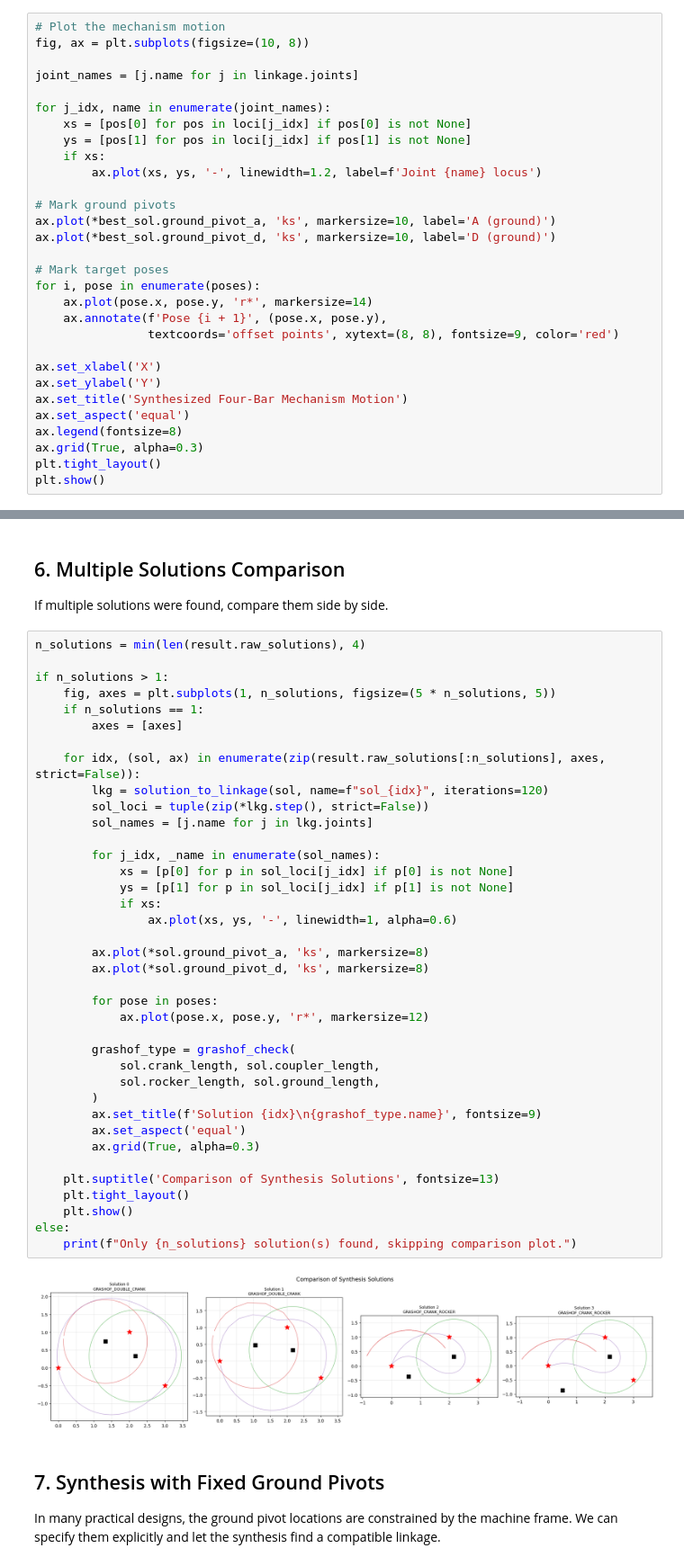
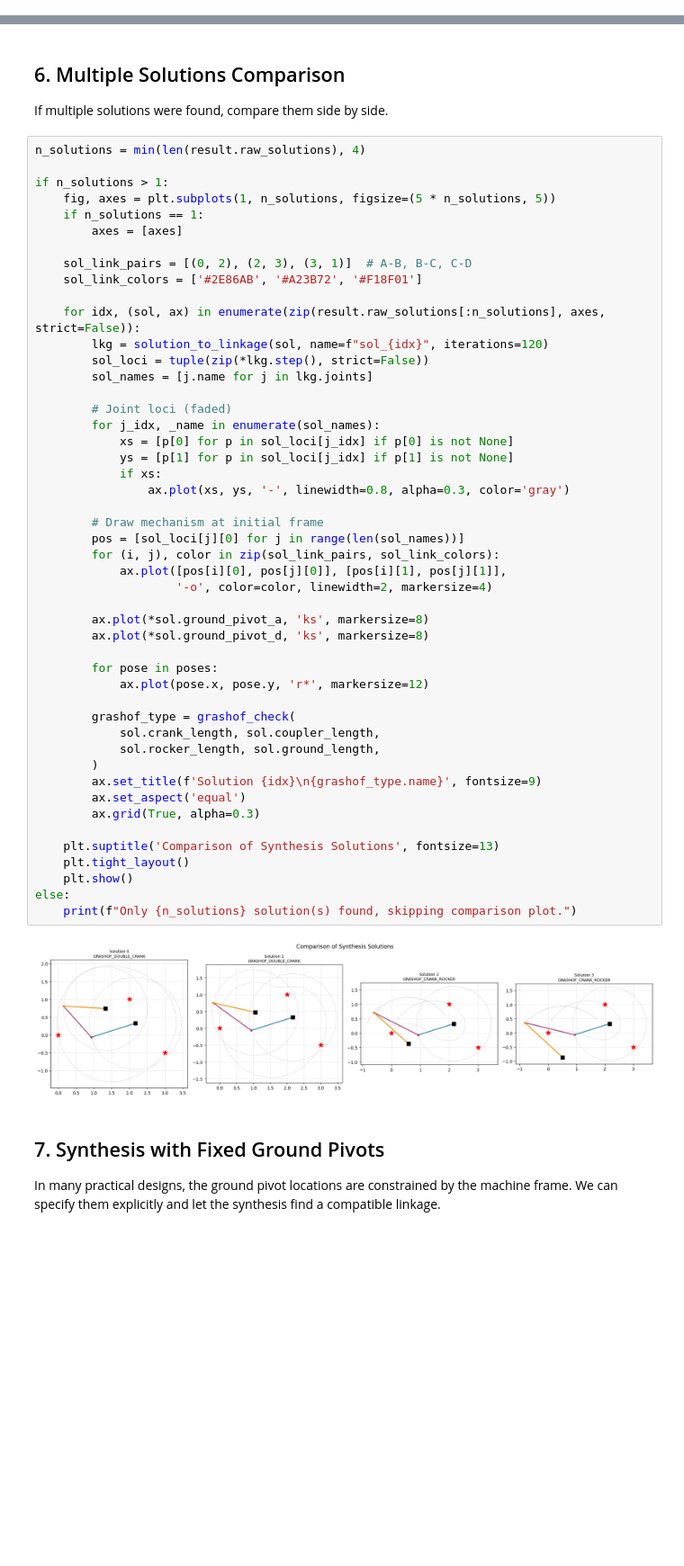
Before and after one commit to HugoFara/pylinkage, a Jupyter notebook: docs/notebooks/07_motion_generation.ipynb, the cells around one changed output, grey strips where cells are left out. Shown at 90% size. Drawn from its saved outputs; the diff is of its cells as text; blank space fills up the shorter version.

```diff
--- a/docs/notebooks/07_motion_generation.ipynb
+++ b/docs/notebooks/07_motion_generation.ipynb
@@ -171,33 +210,3 @@ loci = tuple(zip(*linkage.step(), strict=False))
 print(f"Simulated {len(loci[0])} steps, tracking {len(loci)} joints")
 # %% [output]
 Simulated 120 steps, tracking 5 joints
-# %%
-# Plot the mechanism motion
-fig, ax = plt.subplots(figsize=(10, 8))
-
-joint_names = [j.name for j in linkage.joints]
-
-for j_idx, name in enumerate(joint_names):
-    xs = [pos[0] for pos in loci[j_idx] if pos[0] is not None]
-    ys = [pos[1] for pos in loci[j_idx] if pos[1] is not None]
-    if xs:
-        ax.plot(xs, ys, '-', linewidth=1.2, label=f'Joint {name} locus')
-
-# Mark ground pivots
-ax.plot(*best_sol.ground_pivot_a, 'ks', markersize=10, label='A (ground)')
-ax.plot(*best_sol.ground_pivot_d, 'ks', markersize=10, label='D (ground)')
-
-# Mark target poses
-for i, pose in enumerate(poses):
-    ax.plot(pose.x, pose.y, 'r*', markersize=14)
-    ax.annotate(f'Pose {i + 1}', (pose.x, pose.y),
-                textcoords='offset points', xytext=(8, 8), fontsize=9, color='red')
-
-ax.set_xlabel('X')
-ax.set_ylabel('Y')
-ax.set_title('Synthesized Four-Bar Mechanism Motion')
-ax.set_aspect('equal')
-ax.legend(fontsize=8)
-ax.grid(True, alpha=0.3)
-plt.tight_layout()
-plt.show()
@@ -376,38 +440,48 @@ if n_solutions > 1:
     if n_solutions == 1:
         axes = [axes]
 
+    sol_link_pairs = [(0, 2), (2, 3), (3, 1)]  # A-B, B-C, C-D
+    sol_link_colors = ['#2E86AB', '#A23B72', '#F18F01']
+
     for idx, (sol, ax) in enumerate(zip(result.raw_solutions[:n_solutions], axes, strict=False)):
         lkg = solution_to_linkage(sol, name=f"sol_{idx}", iterations=120)
         sol_loci = tuple(zip(*lkg.step(), strict=False))
         sol_names = [j.name for j in lkg.joints]
 
+        # Joint loci (faded)
         for j_idx, _name in enumerate(sol_names):
             xs = [p[0] for p in sol_loci[j_idx] if p[0] is not None]
             ys = [p[1] for p in sol_loci[j_idx] if p[1] is not None]
             if xs:
-                ax.plot(xs, ys, '-', linewidth=1, alpha=0.6)
+                ax.plot(xs, ys, '-', linewidth=0.8, alpha=0.3, color='gray')
+
+        # Draw mechanism at initial frame
+        pos = [sol_loci[j][0] for j in range(len(sol_names))]
+        for (i, j), color in zip(sol_link_pairs, sol_link_colors):
+            ax.plot([pos[i][0], pos[j][0]], [pos[i][1], pos[j][1]],
+                    '-o', color=color, linewidth=2, markersize=4)
 
         ax.plot(*sol.ground_pivot_a, 'ks', markersize=8)
         ax.plot(*sol.ground_pivot_d, 'ks', markersize=8)
 
         for pose in poses:
             ax.plot(pose.x, pose.y, 'r*', markersize=12)
 
         grashof_type = grashof_check(
             sol.crank_length, sol.coupler_length,
             sol.rocker_length, sol.ground_length,
         )
         ax.set_title(f'Solution {idx}\n{grashof_type.name}', fontsize=9)
         ax.set_aspect('equal')
         ax.grid(True, alpha=0.3)
 
     plt.suptitle('Comparison of Synthesis Solutions', fontsize=13)
     plt.tight_layout()
     plt.show()
 else:
     print(f"Only {n_solutions} solution(s) found, skipping comparison plot.")
 # %% [output]
-[figure, old version]
+[figure, new version]
 # %% [markdown]
 ## 7. Synthesis with Fixed Ground Pivots
 
```
Also changed, not shown: parts of 10 cells of this notebook.
